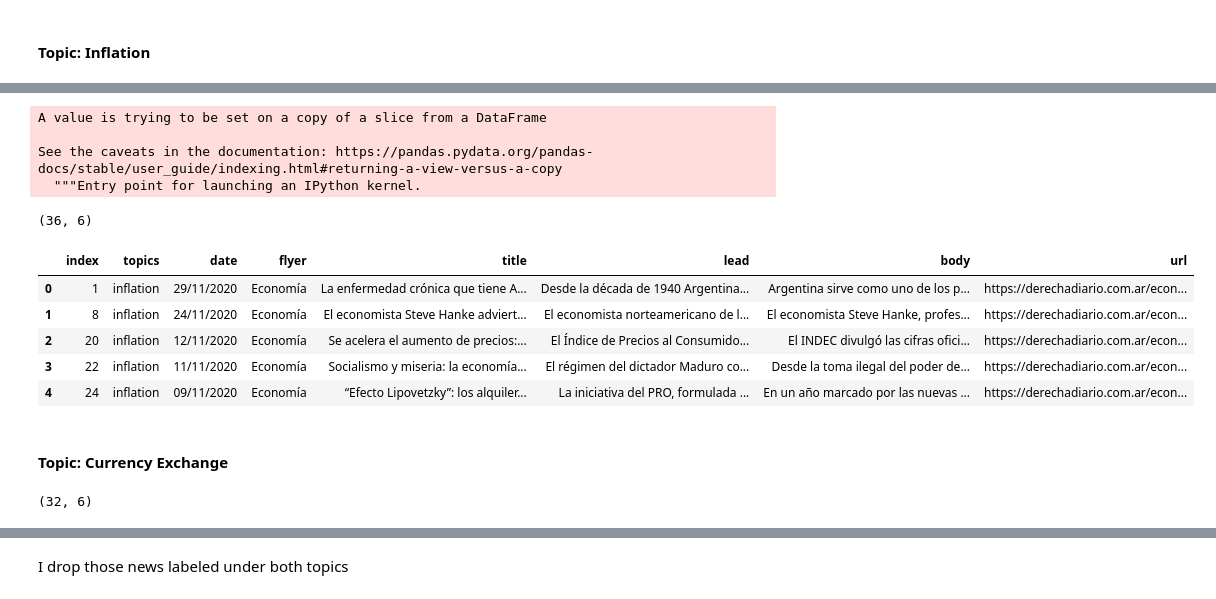
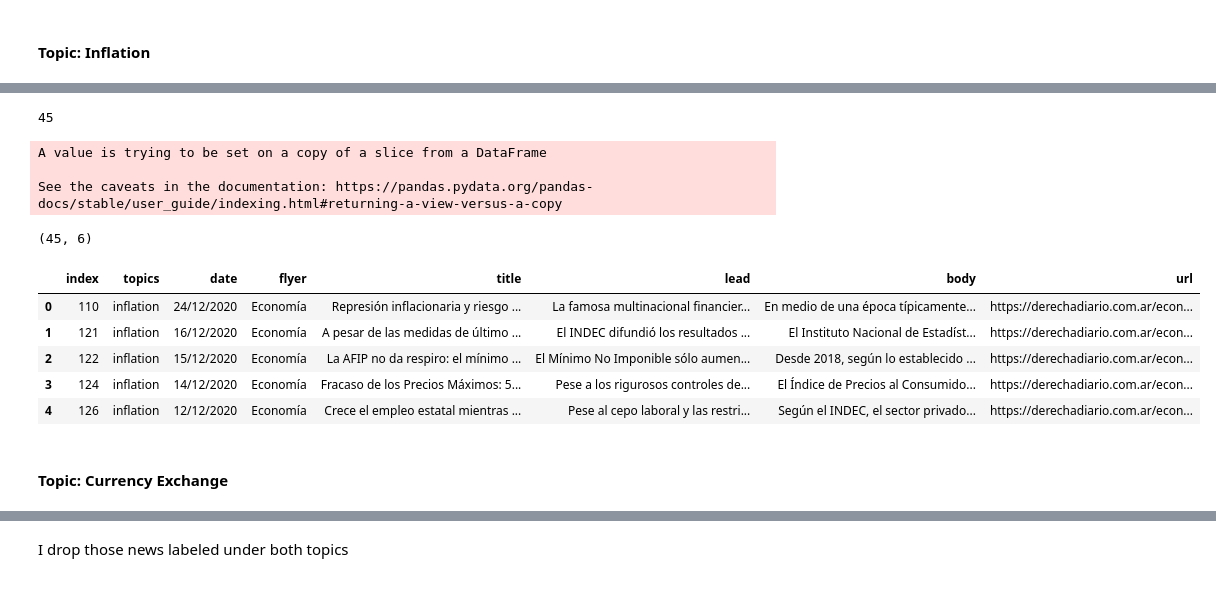
Before and after one commit to guidomitolo/pol_bias_nlp, a Jupyter notebook: 1.b.tokenization_topics.ipynb, the cells around one changed output, grey strips where cells are left out. Drawn from its saved outputs; the diff is of its cells as text; code cells hidden in the pictures.

```diff
--- a/1.b.tokenization_topics.ipynb
+++ b/1.b.tokenization_topics.ipynb
@@ -75,9 +50,14 @@ Name: date, dtype: object
+# %%
+year = inflation.date.str.contains('2020', na=False)
+year.sum()
+# %% [output]
+45
 # %%
-inflation.dropna(inplace=True)
-inflation.shape
+inflation_2020 = inflation[year]
+inflation_2020.dropna(inplace=True)
+inflation_2020.shape
 # %% [output]
 A value is trying to be set on a copy of a slice from a DataFrame
 
 See the caveats in the documentation: https://pandas.pydata.org/pandas-docs/stable/user_guide/indexing.html#returning-a-view-versus-a-copy
-  """Entry point for launching an IPython kernel.
-(36, 6)
+(45, 6)
@@ -86,18 +64,15 @@ inflation = inflation.reset_index()
+# %%
+inflation_2020 = inflation_2020.reset_index()
 # %%
-inflation.insert(loc=1, column='topics', value='inflation')
+inflation_2020.insert(loc=1, column='topics', value='inflation')
 # %%
-inflation.head(5)
+inflation_2020.head(5)
 # %% [output]
 |  | index | topics | date | flyer | title | lead | body | url |
-| 0 | 1 | inflation | 29/11/2020 | Economía | La enfermedad crónica que tiene A... | Desde la década de 1940 Argentina... | Argentina sirve como uno de los p... | https://derechadiario.com.ar/econ... |
-| 1 | 8 | inflation | 24/11/2020 | Economía | El economista Steve Hanke adviert... | El economista norteamericano de l... | El economista Steve Hanke, profes... | https://derechadiario.com.ar/econ... |
-| 2 | 20 | inflation | 12/11/2020 | Economía | Se acelera el aumento de precios:... | El Índice de Precios al Consumido... | El INDEC divulgó las cifras ofici... | https://derechadiario.com.ar/econ... |
-| 3 | 22 | inflation | 11/11/2020 | Economía | Socialismo y miseria: la economía... | El régimen del dictador Maduro co... | Desde la toma ilegal del poder de... | https://derechadiario.com.ar/econ... |
-| 4 | 24 | inflation | 09/11/2020 | Economía | “Efecto Lipovetzky”: los alquiler... | La iniciativa del PRO, formulada ... | En un año marcado por las nuevas ... | https://derechadiario.com.ar/econ... |
+| 0 | 110 | inflation | 24/12/2020 | Economía | Represión inflacionaria y riesgo ... | La famosa multinacional financier... | En medio de una época típicamente... | https://derechadiario.com.ar/econ... |
+| 1 | 121 | inflation | 16/12/2020 | Economía | A pesar de las medidas de último ... | El INDEC difundió los resultados ... | El Instituto Nacional de Estadíst... | https://derechadiario.com.ar/econ... |
+| 2 | 122 | inflation | 15/12/2020 | Economía | La AFIP no da respiro: el mínimo ... | El Mínimo No Imponible sólo aumen... | Desde 2018, según lo establecido ... | https://derechadiario.com.ar/econ... |
+| 3 | 124 | inflation | 14/12/2020 | Economía | Fracaso de los Precios Máximos: 5... | Pese a los rigurosos controles de... | El Índice de Precios al Consumido... | https://derechadiario.com.ar/econ... |
+| 4 | 126 | inflation | 12/12/2020 | Economía | Crece el empleo estatal mientras ... | Pese al cepo laboral y las restri... | Según el INDEC, el sector privado... | https://derechadiario.com.ar/econ... |
 # %% [markdown]
 #### Topic: Currency Exchange
-# %%
-exchange = df.loc[df.title.str.contains('dolar|dólar|dolares|dólares|dolarización|cambio|cepo', na=False)]
-exchange.shape
-# %% [output]
-(32, 6)
```
Also changed, not shown: parts of 26 cells of this notebook, 21 other files.
